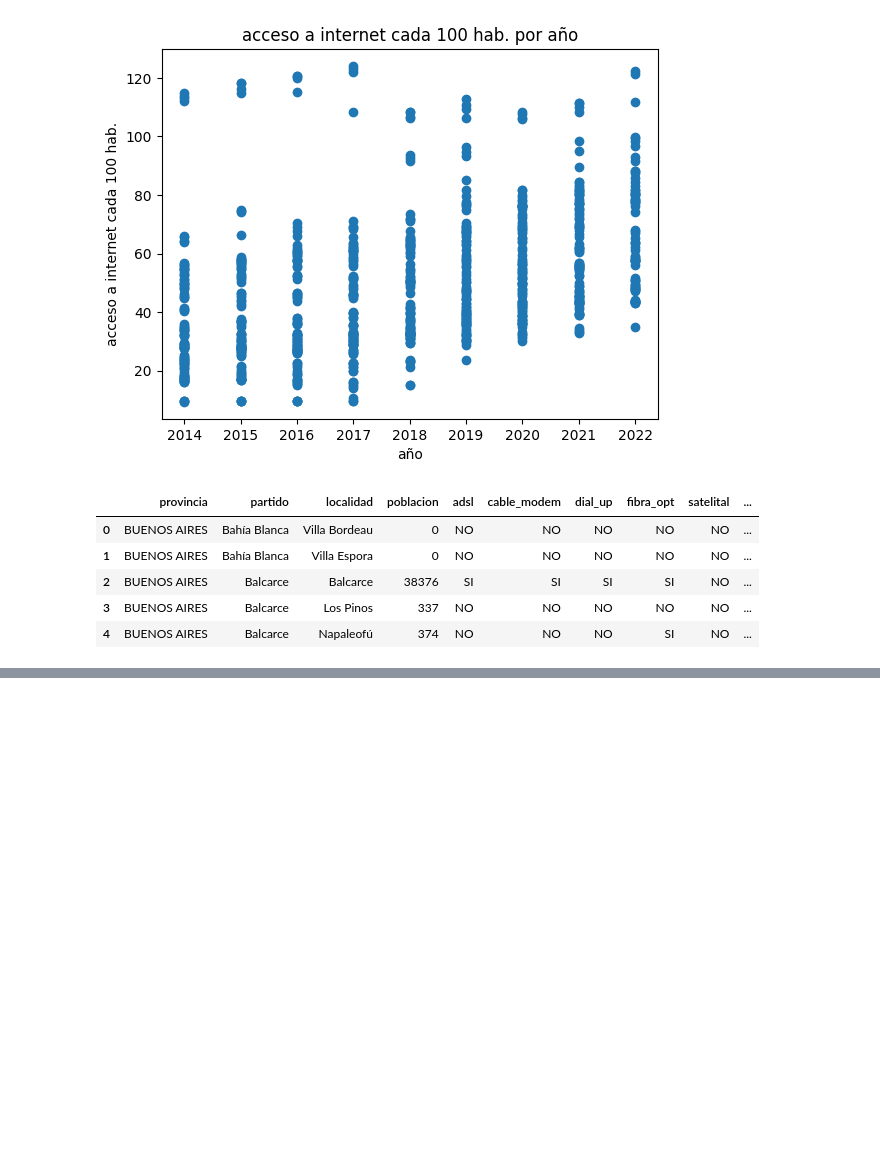
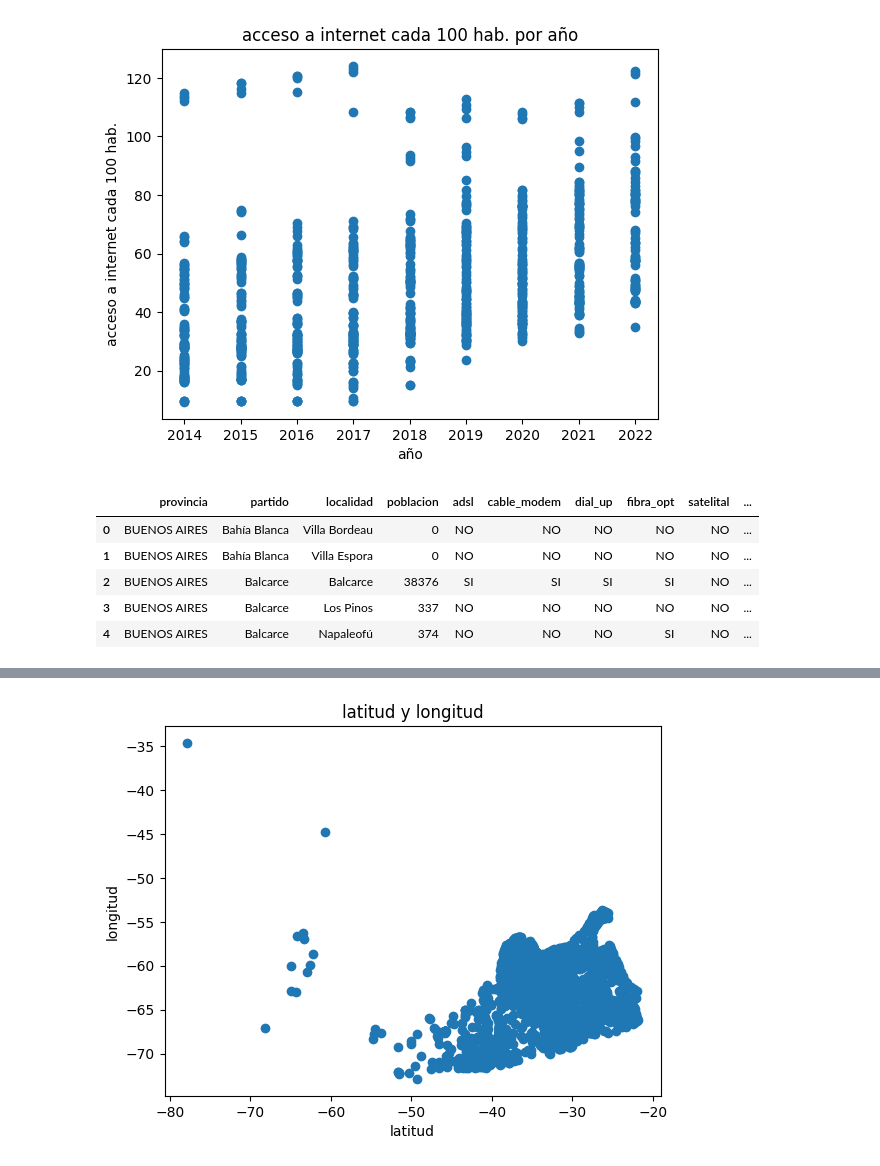
Before and after one commit to frangr94/pi_data_analyst, a Jupyter notebook: EDA.ipynb, the cells around one changed output, grey strips where cells are left out. Saved outputs shown, nothing was run; the diff lists cells and outputs as text; code cells hidden in the pictures; blank space fills up the shorter version.

```diff
--- a/EDA.ipynb
+++ b/EDA.ipynb
@@ -79,0 +91,13 @@ locales.head()
+# %%
+locales.loc[locales['longitud']<-100,'longitud']=locales.longitud/1000
+# %%
+locales.loc[locales['latitud']<-100,'latitud']=locales.latitud/1000
+# %%
+# ahora se puede ver una distribución más normal: pasar cambios a ingesta
+plt.scatter(locales['latitud'],locales['longitud'])
+plt.xlabel('latitud')
+plt.ylabel('longitud')
+plt.title('latitud y longitud')
+plt.show()
+# %% [output]
+[figure, added]
```
Also changed, not shown: parts of 2 cells of this notebook, 7 other files.
